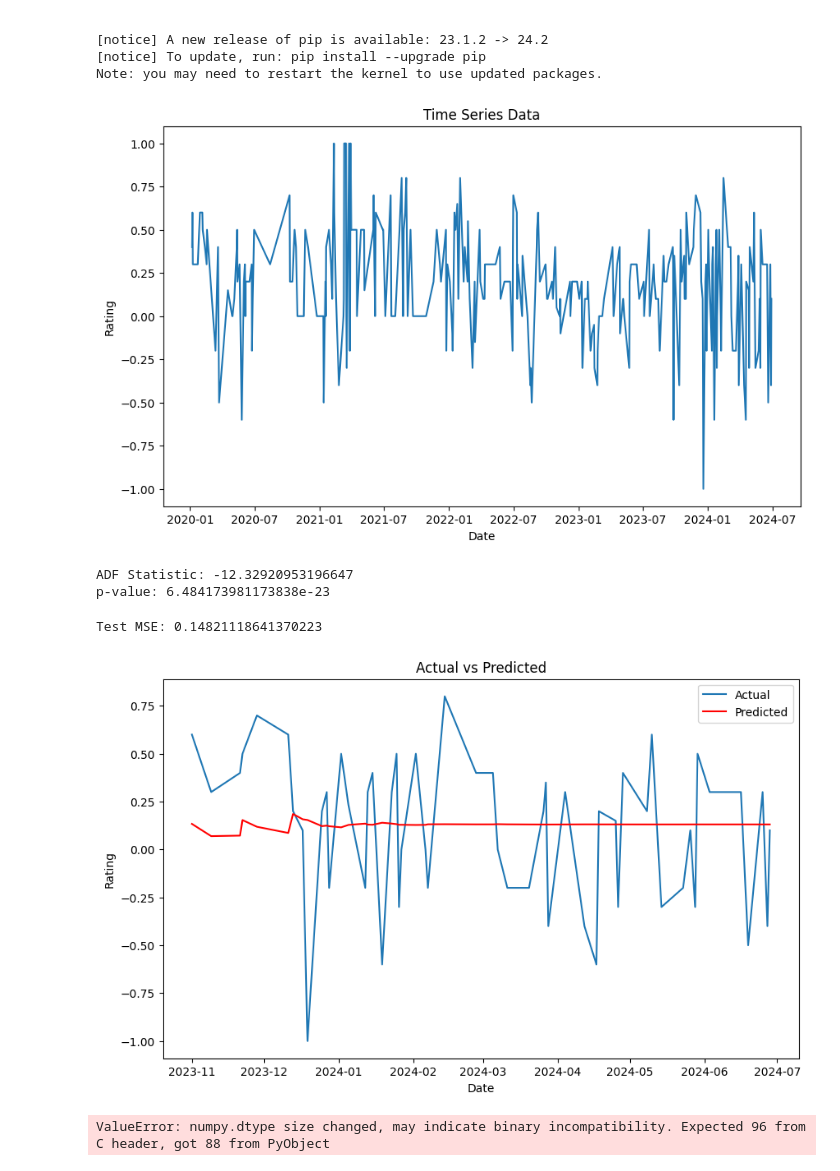
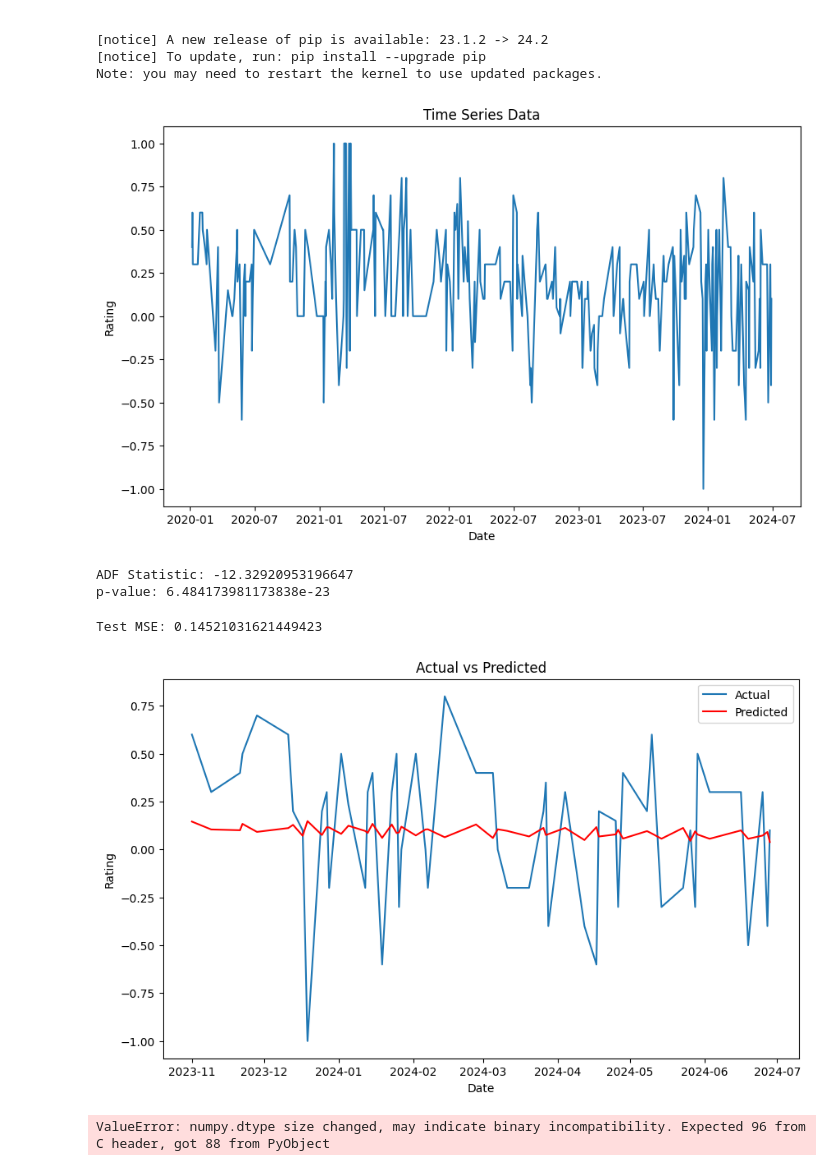
Before and after one commit to loowenwen/jtc-market-sentiments, a Jupyter notebook: market_sentiments.ipynb, the cells around one changed output. Drawn from its saved outputs; the diff is of its cells as text; code cells hidden in the pictures.

```diff
--- a/market_sentiments.ipynb
+++ b/market_sentiments.ipynb
@@ -139,36 +139,36 @@ plt.show()
 train_size = int(len(data_day) * 0.8)
 train, test = data_day[:train_size], data_day[train_size:]
 
 result = adfuller(train['Rating 1'])
 print('ADF Statistic:', result[0])
 print('p-value:', result[1])
 
 if result[1] > 0.05:
     train = train.diff().dropna()
 
-p, d, q = 10, 1, 0  # parameters
+p, d, q = 5, 2, 5  # parameters
 model = ARIMA(train, order=(p, d, q))
 model_fit = model.fit()
 
 predictions = model_fit.forecast(steps=len(test))
 
 error = mean_squared_error(test['Rating 1'], predictions)
 print('Test MSE:', error)
 
 plt.figure(figsize=(10, 6))
 plt.plot(test.index, test['Rating 1'], label='Actual')
 plt.plot(test.index, predictions, label='Predicted', color='red')
 plt.title('Actual vs Predicted')
 plt.xlabel('Date')
 plt.ylabel('Rating')
 plt.legend()
 plt.show()
 # %% [output]
 [figure]
 ADF Statistic: -12.32920953196647
 p-value: 6.484173981173838e-23
-Test MSE: 0.14821118641370223
+Test MSE: 0.14521031621449423
-[figure, old version]
+[figure, new version]
 # %%
 import numpy as np
 import pandas as pd
```
Also changed, not shown: parts of 2 cells of this notebook.
